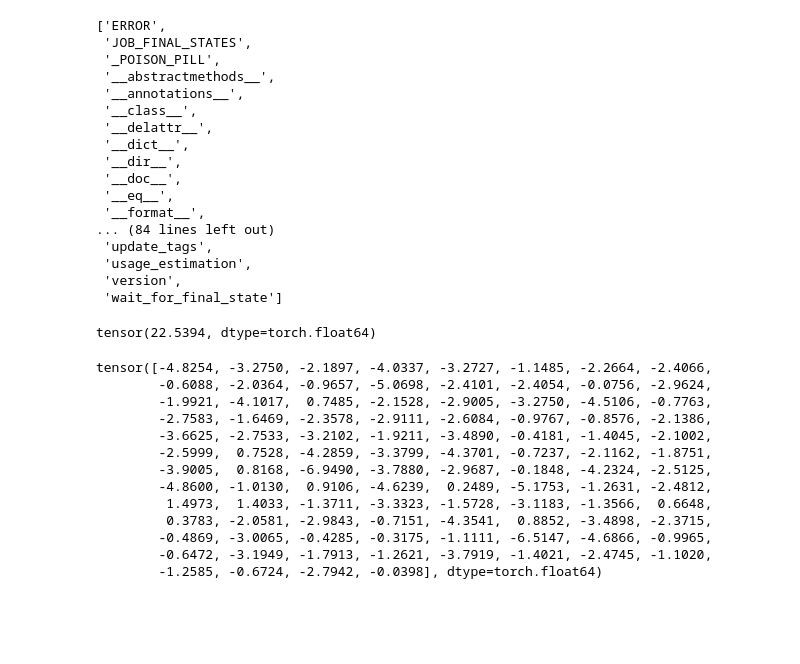
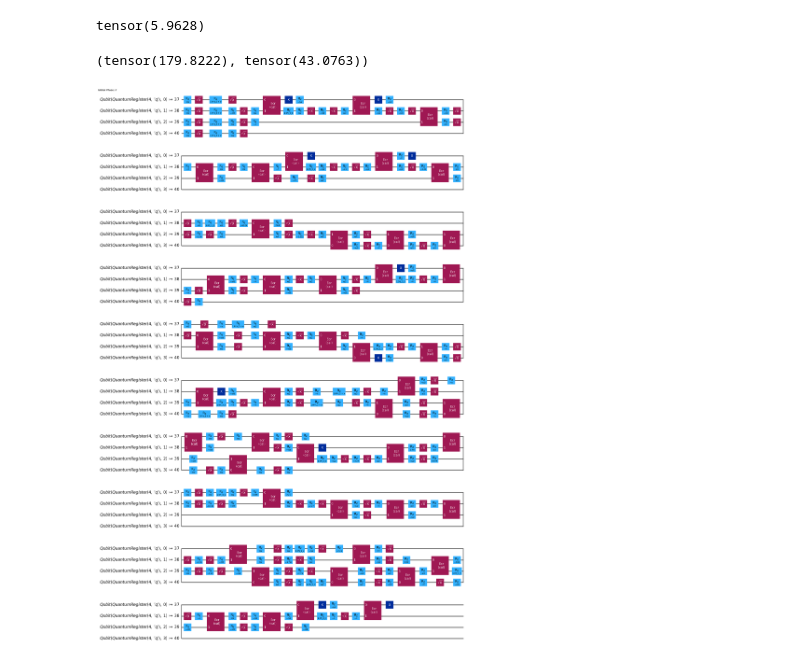
Before and after one commit to pop756/Quantum_KAN, a Jupyter notebook: Real_backend.ipynb, the cells around one changed output. Saved outputs shown, nothing was run; the diff lists cells and outputs as text; code cells hidden in the pictures; blank space fills up the shorter version.

```diff
--- a/Real_backend.ipynb
+++ b/Real_backend.ipynb
@@ -468,5 +381,5 @@ schedule(qc1,backend=backend).draw(backend=backend)
 # %%
-passmanager = generate_preset_pass_manager(optimization_level=0, backend=backend, initial_layout=[37,38,39,40])
+passmanager = generate_preset_pass_manager(optimization_level=optimization_level, backend=backend, initial_layout=[37,38,39,40])
 
 from qiskit.quantum_info import SparsePauliOp
 """
@@ -495,8 +408,18 @@ isa_observables = hamiltonian.apply_layout(qc_input.layout)
 
 
 with Session(backend=backend) as session:
-  estimator = EstimatorV2(session=session)
-  estimator.resilience_level = 2
-  job = estimator.run([(qc_input, isa_observables, theta[i]) for i in range(100)])
-  #job = sampler.run(qc_list,shots=8000)
-  job.update_tags(['ecr',"ZNE"])
+    estimator = EstimatorV2(session=session)
+    estimator.resilience_level = resilience_level
+    job = estimator.run([(qc_input, isa_observables, theta[i]) for i in range(100)])
+    #job = sampler.run(qc_list,shots=8000)
+    job.update_tags(['ecr',f"l={1+l}"])
+# %%
+from qiskit.primitives import StatevectorEstimator
+import torch
+from qiskit.quantum_info import SparsePauliOp
+np.random.seed(30)
+theta = np.random.uniform(-3.14, 3.14, [100,10])
+estimator = StatevectorEstimator()
+hamiltonian = SparsePauliOp.from_list([("ZIII", 1), ("IZII", 1), ("IIZI", 1),("IIIZ", 1)])
+job_train = estimator.run([(trotterized_ising_circuit_train, hamiltonian, theta[i]) for i in range(100)])
+job_valid = estimator.run([(trotterized_ising_circuit, hamiltonian, theta[i]) for i in range(100)])
@@ -503,2 +473,10 @@ with Session(backend=backend) as session:
+# %%
+torch.nn.MSELoss()(validation_label, valid_set[1])
+# %% [output]
+tensor(5.9628)
+# %%
+torch.sum(abs(validation_label)),torch.sum(abs(train_set[0]))
+# %% [output]
+(tensor(179.8222), tensor(43.0763))
 # %%
 import torch
@@ -521,20 +498,0 @@ for l in l_list:
-# %%
-dir(job[0])
-# %% [output]
-['ERROR',
- 'JOB_FINAL_STATES',
- '_POISON_PILL',
- '__abstractmethods__',
- '__annotations__',
- '__class__',
- '__delattr__',
- '__dict__',
- '__dir__',
- '__doc__',
- '__eq__',
- '__format__',
-... (84 lines left out)
- 'update_tags',
- 'usage_estimation',
- 'version',
- 'wait_for_final_state']
@@ -541,25 +501,9 @@ dir(job[0])
+# %%
+inputs['pubs'][0][0].draw('mpl',idle_wires=False)
+# %% [output]
+[figure, added]
 # %%
 train_data = torch.stack(train_set,dim=1)
 train_data = train_data.to(torch.float32)
 validation_data = torch.stack(valid_set,dim=1)
 validation_data = validation_data.to(torch.float32)
-# %%
-criterion(torch.tensor(validation_data[:,0]),validation_label)
-# %% [output]
-tensor(22.5394, dtype=torch.float64)
-# %%
-torch.tensor(validation_data[:,0])
-# %% [output]
-tensor([-4.8254, -3.2750, -2.1897, -4.0337, -3.2727, -1.1485, -2.2664, -2.4066,
-        -0.6088, -2.0364, -0.9657, -5.0698, -2.4101, -2.4054, -0.0756, -2.9624,
-        -1.9921, -4.1017,  0.7485, -2.1528, -2.9005, -3.2750, -4.5106, -0.7763,
-        -2.7583, -1.6469, -2.3578, -2.9111, -2.6084, -0.9767, -0.8576, -2.1386,
-        -3.6625, -2.7533, -3.2102, -1.9211, -3.4890, -0.4181, -1.4045, -2.1002,
-        -2.5999,  0.7528, -4.2859, -3.3799, -4.3701, -0.7237, -2.1162, -1.8751,
-        -3.9005,  0.8168, -6.9490, -3.7880, -2.9687, -0.1848, -4.2324, -2.5125,
-        -4.8600, -1.0130,  0.9106, -4.6239,  0.2489, -5.1753, -1.2631, -2.4812,
-         1.4973,  1.4033, -1.3711, -3.3323, -1.5728, -3.1183, -1.3566,  0.6648,
-         0.3783, -2.0581, -2.9843, -0.7151, -4.3541,  0.8852, -3.4898, -2.3715,
-        -0.4869, -3.0065, -0.4285, -0.3175, -1.1111, -6.5147, -4.6866, -0.9965,
-        -0.6472, -3.1949, -1.7913, -1.2621, -3.7919, -1.4021, -2.4745, -1.1020,
-        -1.2585, -0.6724, -2.7942, -0.0398], dtype=torch.float64)
```
Also changed, not shown: parts of 36 cells of this notebook, 1 other file.
